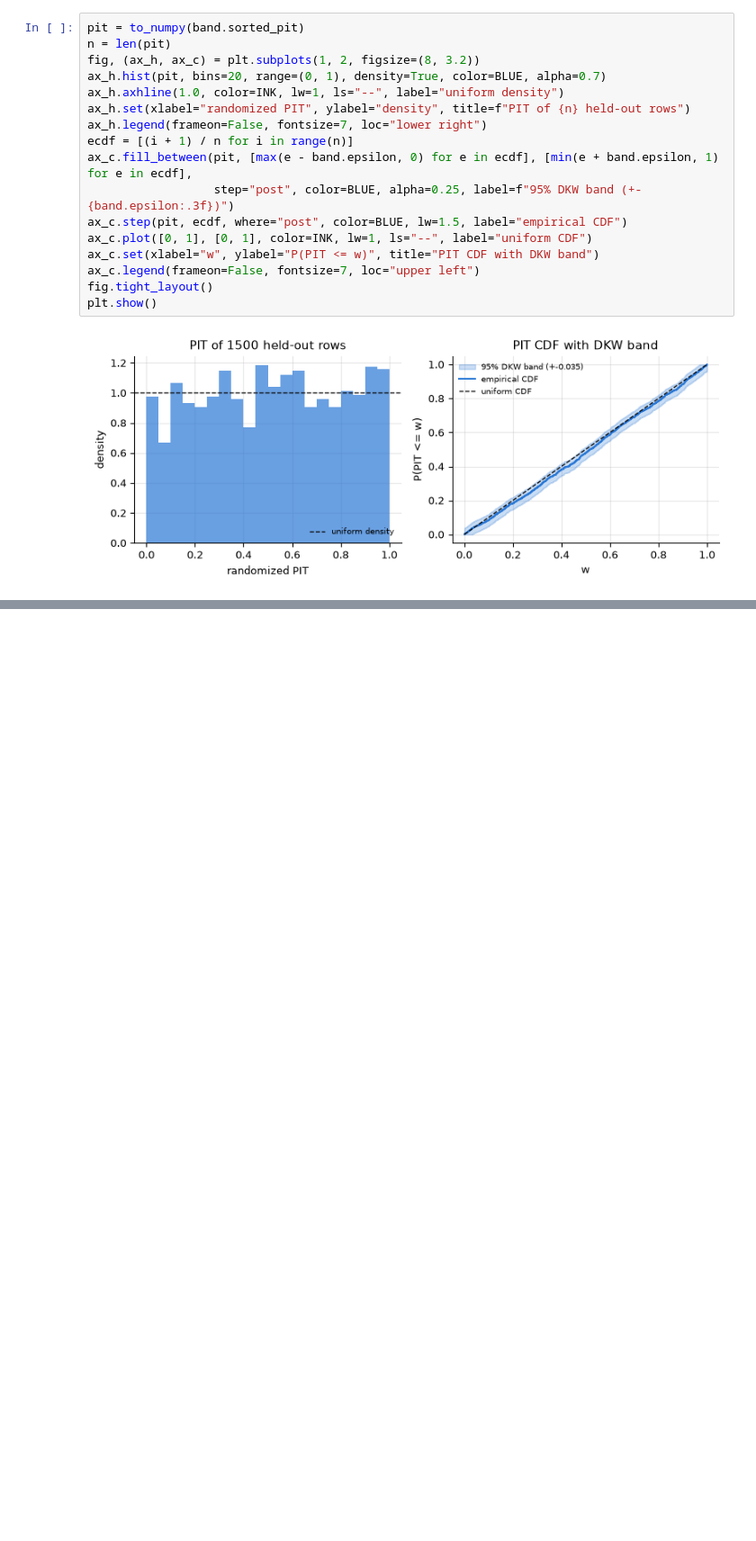
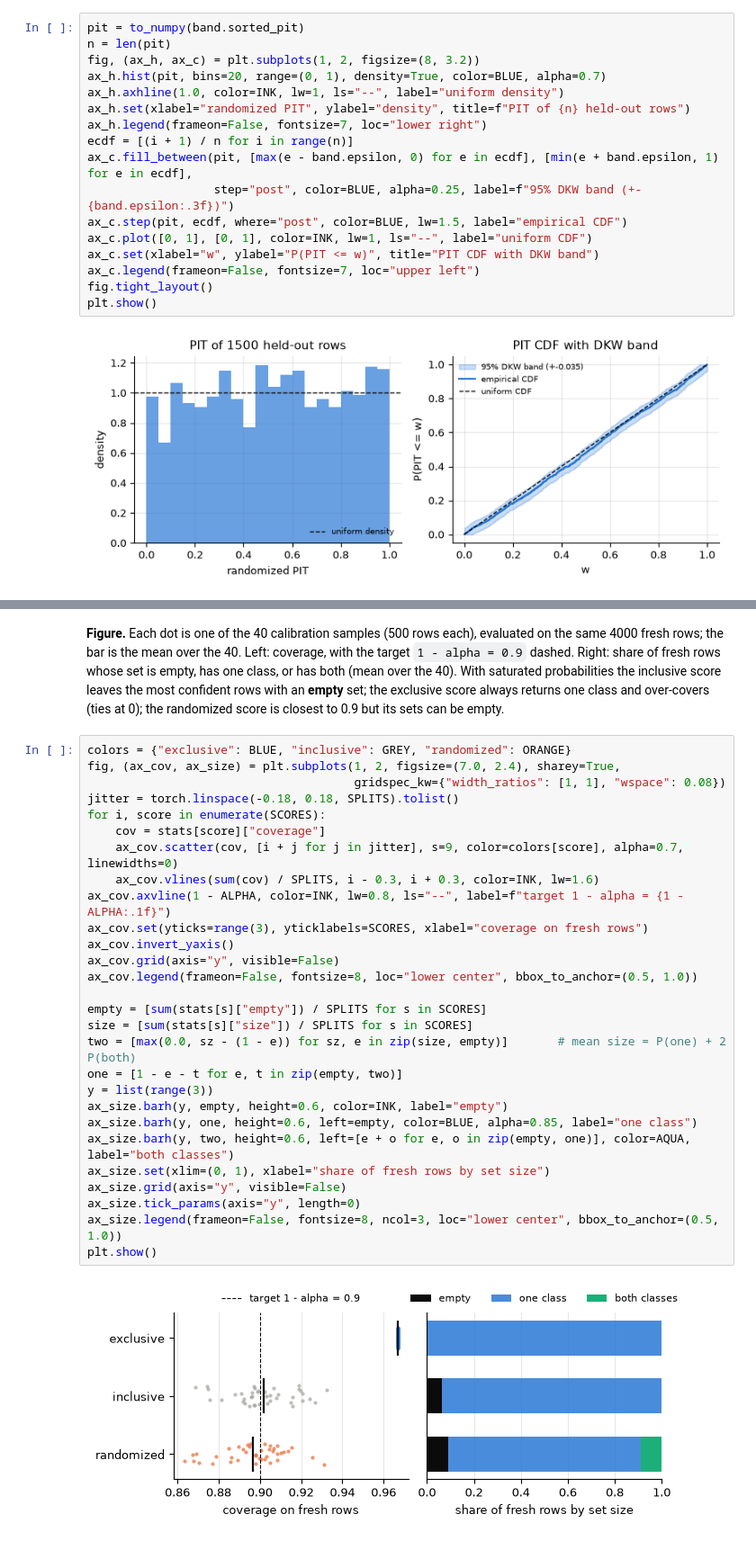
Before and after one commit to Giovannibriglia/NeuralBayesianNetworks, a Jupyter notebook: examples/13_discrete_counterfactuals.ipynb, the cells around one changed output, grey strips where cells are left out. Shown at 90% size. Drawn from its saved outputs; the diff is of its cells as text; blank space fills up the shorter version.

```diff
--- a/examples/13_discrete_counterfactuals.ipynb
+++ b/examples/13_discrete_counterfactuals.ipynb
@@ -214,0 +271,38 @@ plt.show()
+# %% [markdown]
+**Figure.** Each dot is one of the 40 calibration samples (500 rows each),
+evaluated on the same 4000 fresh rows; the bar is the mean over the 40.
+Left: coverage, with the target `1 - alpha = 0.9` dashed.  Right: share of fresh
+rows whose set is empty, has one class, or has both (mean over the 40).  With saturated
+probabilities the inclusive score leaves the most confident rows with an
+**empty** set; the exclusive score always returns one class and over-covers
+(ties at 0); the randomized score is closest to 0.9 but its sets can be empty.
+# %%
+colors = {"exclusive": BLUE, "inclusive": GREY, "randomized": ORANGE}
+fig, (ax_cov, ax_size) = plt.subplots(1, 2, figsize=(7.0, 2.4), sharey=True,
+                                      gridspec_kw={"width_ratios": [1, 1], "wspace": 0.08})
+jitter = torch.linspace(-0.18, 0.18, SPLITS).tolist()
+for i, score in enumerate(SCORES):
+    cov = stats[score]["coverage"]
+    ax_cov.scatter(cov, [i + j for j in jitter], s=9, color=colors[score], alpha=0.7, linewidths=0)
+    ax_cov.vlines(sum(cov) / SPLITS, i - 0.3, i + 0.3, color=INK, lw=1.6)
+ax_cov.axvline(1 - ALPHA, color=INK, lw=0.8, ls="--", label=f"target 1 - alpha = {1 - ALPHA:.1f}")
+ax_cov.set(yticks=range(3), yticklabels=SCORES, xlabel="coverage on fresh rows")
+ax_cov.invert_yaxis()
+ax_cov.grid(axis="y", visible=False)
+ax_cov.legend(frameon=False, fontsize=8, loc="lower center", bbox_to_anchor=(0.5, 1.0))
+
+empty = [sum(stats[s]["empty"]) / SPLITS for s in SCORES]
+size = [sum(stats[s]["size"]) / SPLITS for s in SCORES]
+two = [max(0.0, sz - (1 - e)) for sz, e in zip(size, empty)]       # mean size = P(one) + 2 P(both)
+one = [1 - e - t for e, t in zip(empty, two)]
+y = list(range(3))
+ax_size.barh(y, empty, height=0.6, color=INK, label="empty")
+ax_size.barh(y, one, height=0.6, left=empty, color=BLUE, alpha=0.85, label="one class")
+ax_size.barh(y, two, height=0.6, left=[e + o for e, o in zip(empty, one)], color=AQUA, label="both classes")
+ax_size.set(xlim=(0, 1), xlabel="share of fresh rows by set size")
+ax_size.grid(axis="y", visible=False)
+ax_size.tick_params(axis="y", length=0)
+ax_size.legend(frameon=False, fontsize=8, ncol=3, loc="lower center", bbox_to_anchor=(0.5, 1.0))
+plt.show()
+# %% [output]
+[figure, added]
```
Also changed, not shown: parts of 3 cells of this notebook, 6 other files.
